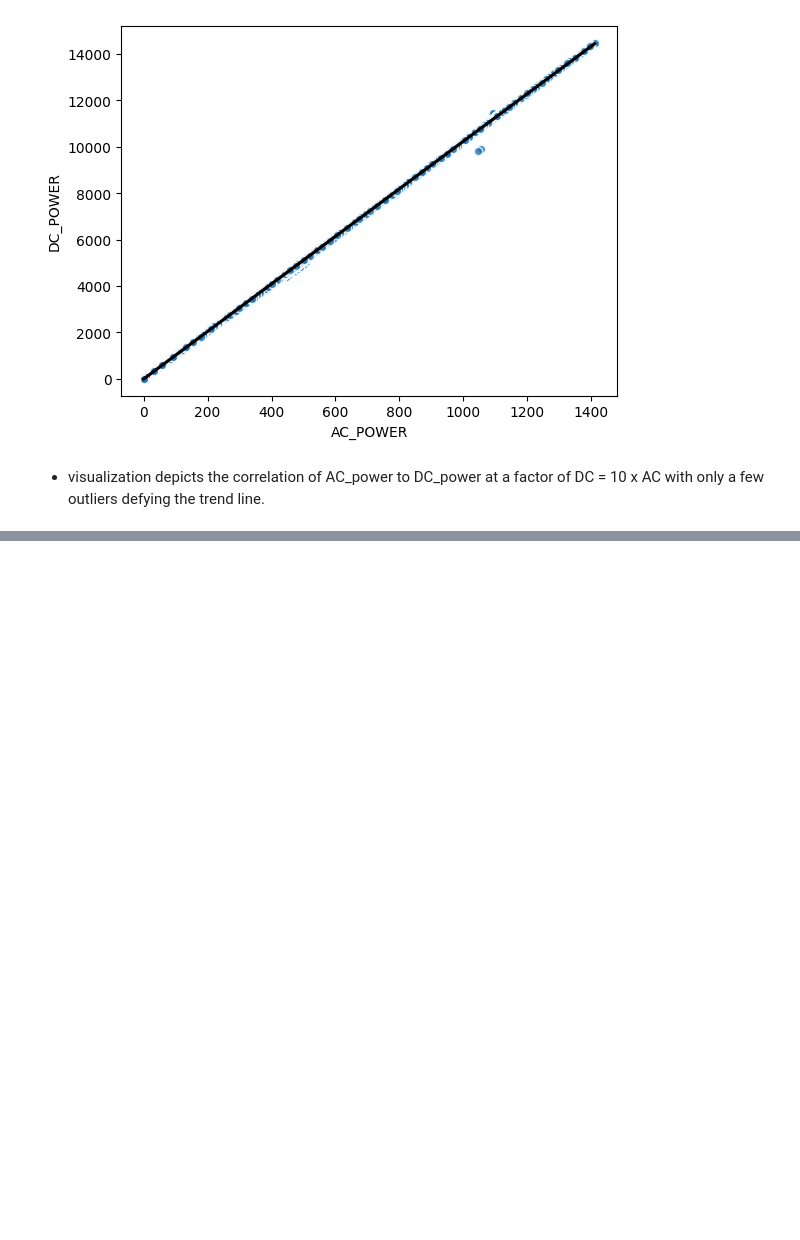
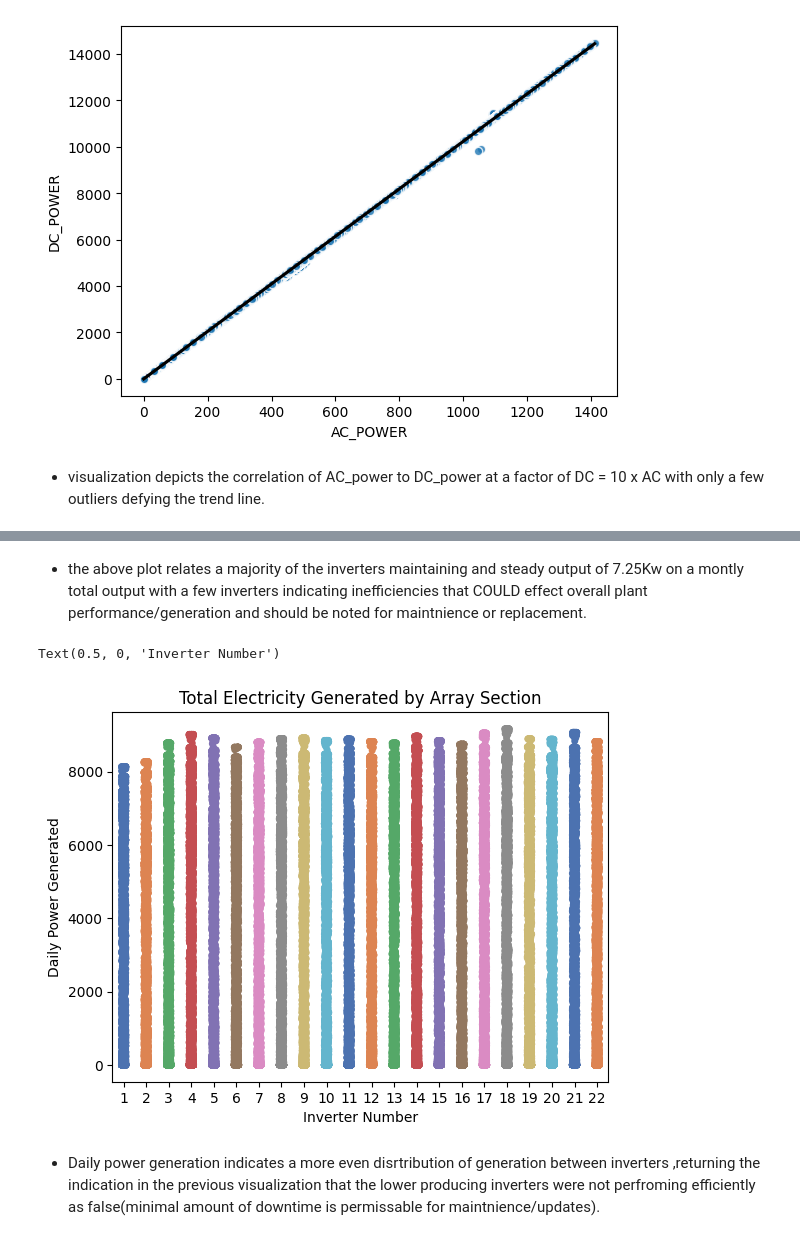
Before and after one commit to clovestad/Solar-Plant-Efficiency, a Jupyter notebook: Solar_forecast.ipynb, the cells around one changed output, grey strips where cells are left out. Drawn from its saved outputs; the diff is of its cells as text; code cells hidden in the pictures; blank space fills up the shorter version.

```diff
--- a/Solar_forecast.ipynb
+++ b/Solar_forecast.ipynb
@@ -199,0 +228,12 @@ ax = sns.regplot(data=df, x='AC_POWER', y="DC_POWER",
+# %% [markdown]
+- the above plot relates a majority of the inverters maintaining and steady output of 7.25Kw on a montly total output with a few inverters indicating inefficiencies that COULD effect overall plant performance/generation and should be noted for maintnience or replacement.
+# %%
+ax = sns.stripplot(data=df, x='SOURCE_KEY', y='DAILY_YIELD',palette="deep")
+ax.set_title('Total Electricity Generated by Array Section')
+ax.set_ylabel('Daily Power Generated(W)')
+ax.set_xlabel('Inverter Number')
+# %% [output]
+Text(0.5, 0, 'Inverter Number')
+[figure, added]
+# %% [markdown]
+- Daily power generation indicates a more even disrtribution of generation between inverters ,returning the indication in the previous visualization that the lower producing inverters  were not perfroming efficiently as false(minimal amount of downtime is permissable for maintnience/updates).
```
Also changed, not shown: parts of 6 cells of this notebook.
